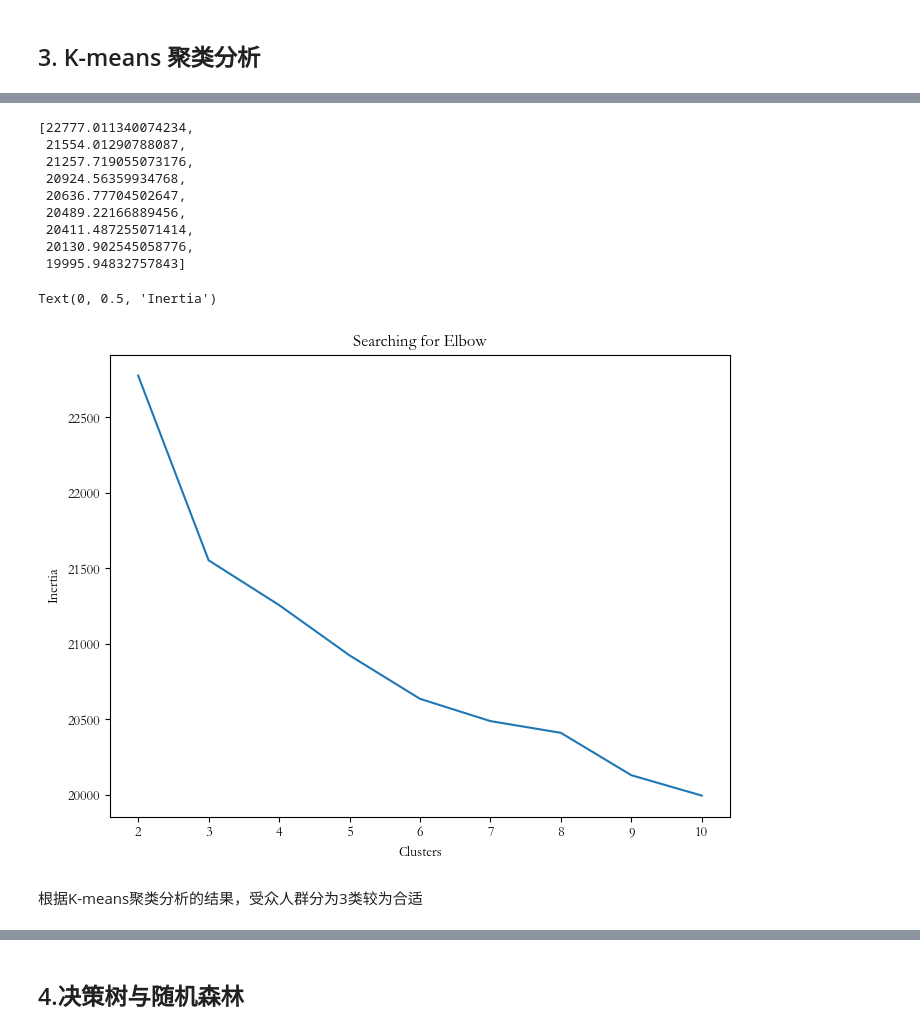
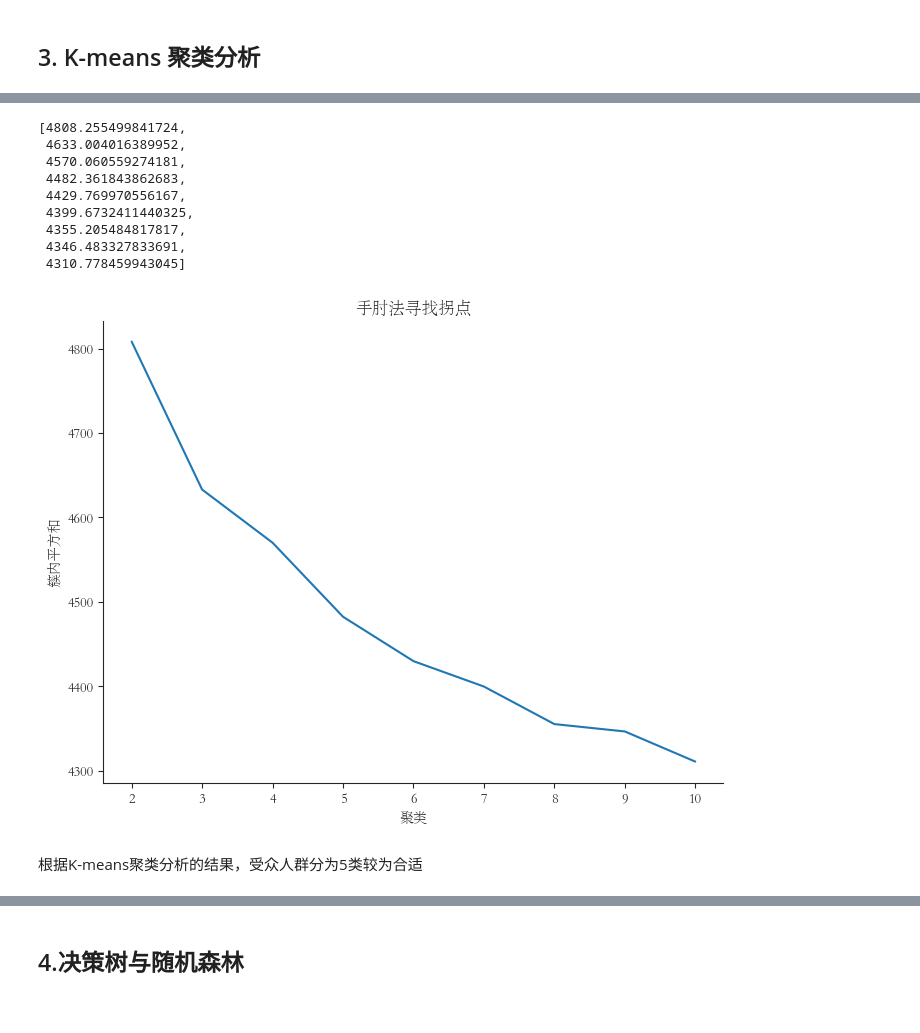
Before and after one commit to wifi504/new-cn-tea-analysis, a Jupyter notebook: main.ipynb, the cells around one changed output, grey strips where cells are left out. Saved outputs shown, nothing was run; the diff lists cells and outputs as text; code cells hidden in the pictures.

```diff
--- a/main.ipynb
+++ b/main.ipynb
@@ -17,8 +17,9 @@ from factor_analyzer.factor_analyzer import calculate_kmo
 from sklearn.cluster import KMeans
 from sklearn.model_selection import train_test_split
 from sklearn.metrics import accuracy_score, recall_score, precision_score, f1_score
-from sklearn.metrics import confusion_matrix, roc_auc_score
+from sklearn.metrics import confusion_matrix, RocCurveDisplay
 from sklearn.tree import DecisionTreeClassifier
+from sklearn.tree import plot_tree
 from sklearn.ensemble import RandomForestClassifier
 
 
@@ -26,7 +27,7 @@ from sklearn.ensemble import RandomForestClassifier
 warnings.filterwarnings('ignore')
 
 # 图像可以显示中文
-matplotlib.rcParams['font.sans-serif'] = ['STSong']
+matplotlib.rcParams['font.sans-serif'] = ['STsong']
 matplotlib.rcParams['axes.unicode_minus'] = False
 
 # 设置，使得数据对齐
@@ -113,3 +114,6 @@ KMO检验参数：
 bartlett球形检验的p值小于0.05，检验通过，说明原变量之间存在相关性，另外KMO统计量为0.979，变量相关性很强
 # %% [markdown]
 ## 3. K-means 聚类分析
+# %%
+drinked_data = pd.read_excel("resources/喝过.xlsx")
+drinked_data.info()
@@ -116,6 +138,6 @@ bartlett球形检验的p值小于0.05，检验通过，说明原变量之间存
 # %%
 WCSS = [] # 簇内平方和
-X = raw_data.iloc[:, :-4] # 取出前两列
+X = drinked_data.iloc[:, :-1] # 不包括最后一列的所有数据
 X = pd.get_dummies(X, drop_first=True, dtype=int)
 for i in range(2, 11): # 从2到10中选择
     km = KMeans(n_clusters=i, n_init='auto', random_state=0, algorithm='elkan').fit(X)
@@ -123,25 +145,26 @@ for i in range(2, 11): # 从2到10中选择
 
 WCSS
 # %% [output]
-[22777.011340074234,
- 21554.01290788087,
- 21257.719055073176,
- 20924.56359934768,
- 20636.77704502647,
- 20489.22166889456,
- 20411.487255071414,
- 20130.902545058776,
- 19995.94832757843]
+[4808.255499841724,
+ 4633.004016389952,
+ 4570.060559274181,
+ 4482.361843862683,
+ 4429.769970556167,
+ 4399.6732411440325,
+ 4355.205484817817,
+ 4346.483327833691,
+ 4310.778459943045]
 # %%
 x_idx = np.arange(2, 11)
 Y = np.array(WCSS)
 fig, ax = plt.subplots(figsize=(8, 6))
 plt.plot(x_idx, Y)
-ax.set_title('Searching for Elbow')
-ax.set_xlabel('Clusters')
-ax.set_ylabel('Inertia')
+ax.set_title('手肘法寻找拐点')
+ax.set_xlabel('聚类')
+ax.set_ylabel('簇内平方和')
+ax.spines["top"].set_visible(False)
+ax.spines["right"].set_visible(False)
 # %% [output]
-Text(0, 0.5, 'Inertia')
-[figure, old version]
+[figure, new version]
 # %% [markdown]
-根据K-means聚类分析的结果，受众人群分为3类较为合适
+根据K-means聚类分析的结果，受众人群分为5类较为合适
```
Also changed, not shown: parts of 27 cells of this notebook.
